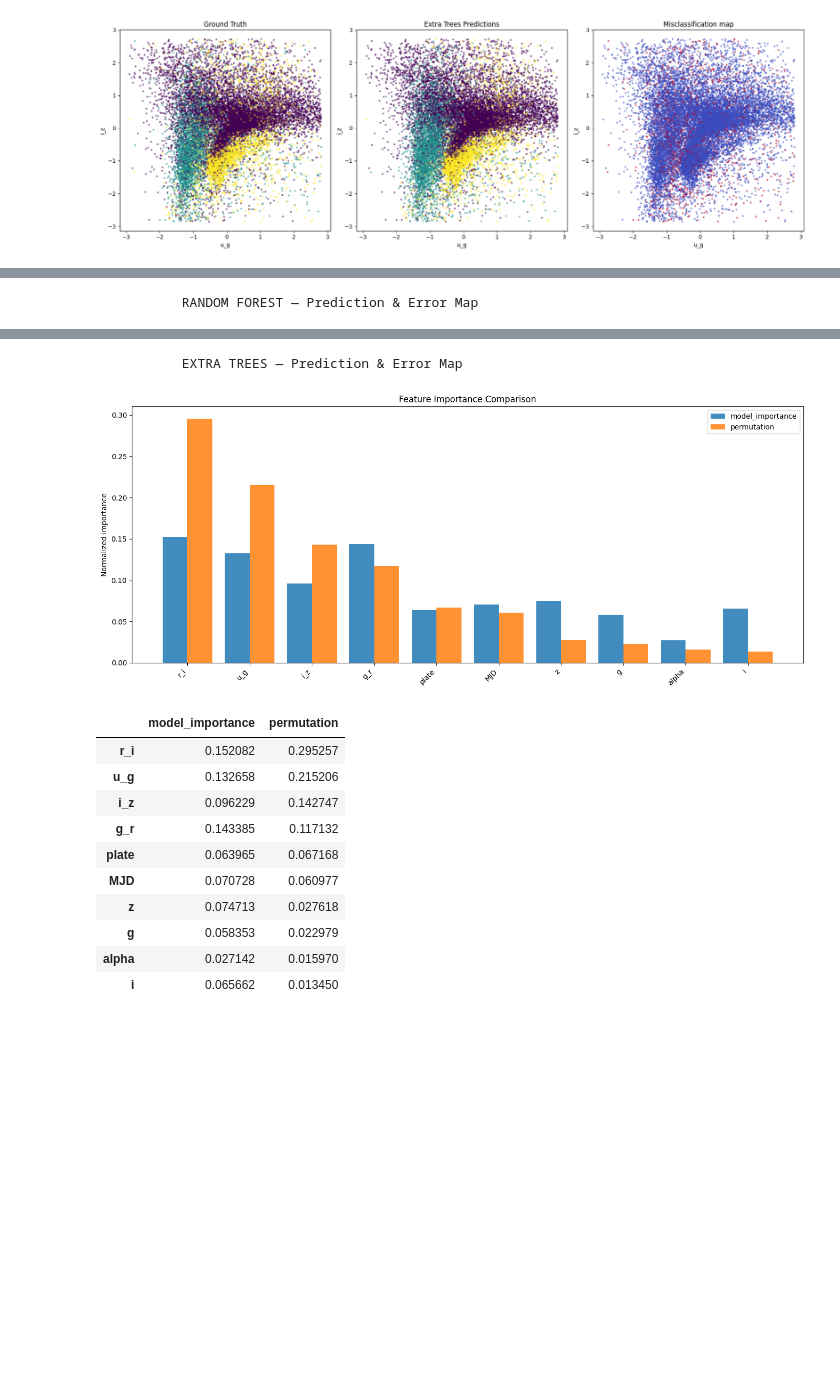
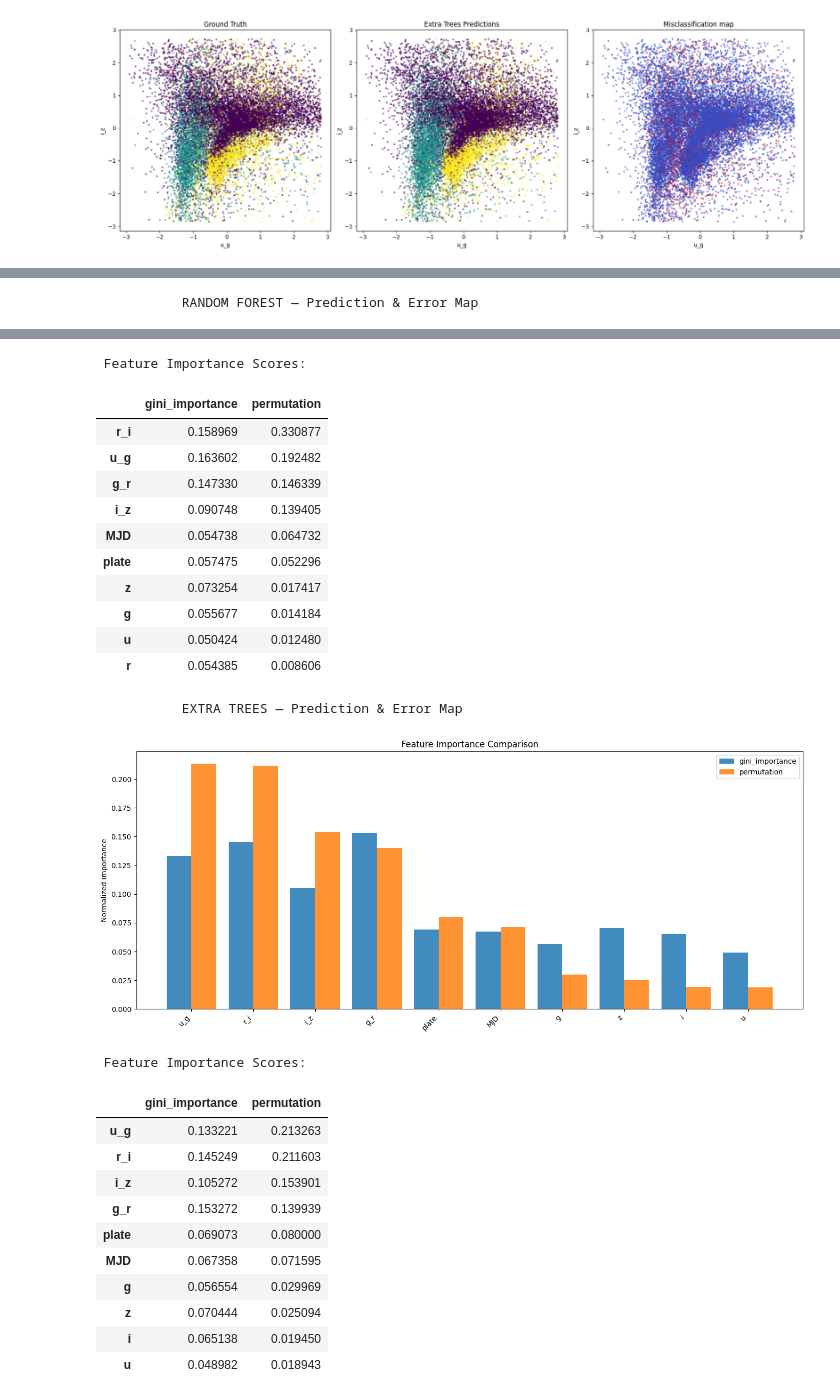
Before and after one commit to nicolomeneguzzo/Computational-Physics-2026, a Jupyter notebook: Astrophysical-Objects-Recognition/notebooks/enrica_random_forest.ipynb, the cells around one changed output, grey strips where cells are left out. Saved outputs shown, nothing was run; the diff lists cells and outputs as text; code cells hidden in the pictures; blank space fills up the shorter version.

Commit message:
function plot_feature_importance updated

```diff
--- a/Astrophysical-Objects-Recognition/notebooks/enrica_random_forest.ipynb
+++ b/Astrophysical-Objects-Recognition/notebooks/enrica_random_forest.ipynb
@@ -309,24 +309,38 @@ sc.plot_misclassified_feature_distributions(
 # %%
+importance_functions= {
+    "gini_importance": lambda m: m.feature_importances_
+}
+
+
+
 print("           RANDOM FOREST — Prediction & Error Map")
-sc.plot_feature_importance(
+df_imp_rf = sc.plot_feature_importance(
     rf_model,
-    X_test,
-    y_test,
     feature_names,
-    importance_types=None,
+    importance_functions=importance_functions,
+
     use_permutation=True,
-    top_k=10
+    X_test=X_test,
+    y_test=y_test,
+
+    top_k=10,
+    sort_by="permutation"
 )
 
+
+
 print("           EXTRA TREES — Prediction & Error Map")
-sc.plot_feature_importance(
+df_imp_et = sc.plot_feature_importance(
     et_model,
-    X_test,
-    y_test,
     feature_names,
-    importance_types=None,
+    importance_functions=importance_functions,
+
     use_permutation=True,
-    top_k=10
+    X_test=X_test,
+    y_test=y_test,
+
+    top_k=10,
+    sort_by="permutation"
 )
 # %% [output]
            RANDOM FOREST — Prediction & Error Map
@@ -334,13 +348,26 @@ sc.plot_feature_importance(
-           EXTRA TREES — Prediction & Error Map
+ Feature Importance Scores:
+|  | gini_importance | permutation |
+| r_i | 0.158969 | 0.330877 |
+| u_g | 0.163602 | 0.192482 |
+| g_r | 0.147330 | 0.146339 |
+| i_z | 0.090748 | 0.139405 |
+| MJD | 0.054738 | 0.064732 |
+| plate | 0.057475 | 0.052296 |
+| z | 0.073254 | 0.017417 |
+| g | 0.055677 | 0.014184 |
+| u | 0.050424 | 0.012480 |
+| r | 0.054385 | 0.008606 |
+           EXTRA TREES — Prediction & Error Map
-[figure, old version]
+[figure, new version]
-|  | model_importance | permutation |
-| r_i | 0.152082 | 0.295257 |
-| u_g | 0.132658 | 0.215206 |
-| i_z | 0.096229 | 0.142747 |
-| g_r | 0.143385 | 0.117132 |
-| plate | 0.063965 | 0.067168 |
-| MJD | 0.070728 | 0.060977 |
-| z | 0.074713 | 0.027618 |
-| g | 0.058353 | 0.022979 |
-| alpha | 0.027142 | 0.015970 |
-| i | 0.065662 | 0.013450 |
+ Feature Importance Scores:
+|  | gini_importance | permutation |
+| u_g | 0.133221 | 0.213263 |
+| r_i | 0.145249 | 0.211603 |
+| i_z | 0.105272 | 0.153901 |
+| g_r | 0.153272 | 0.139939 |
+| plate | 0.069073 | 0.080000 |
+| MJD | 0.067358 | 0.071595 |
+| g | 0.056554 | 0.029969 |
+| z | 0.070444 | 0.025094 |
+| i | 0.065138 | 0.019450 |
+| u | 0.048982 | 0.018943 |
```
Also changed, not shown: parts of 6 cells of this notebook, 1 other file.
